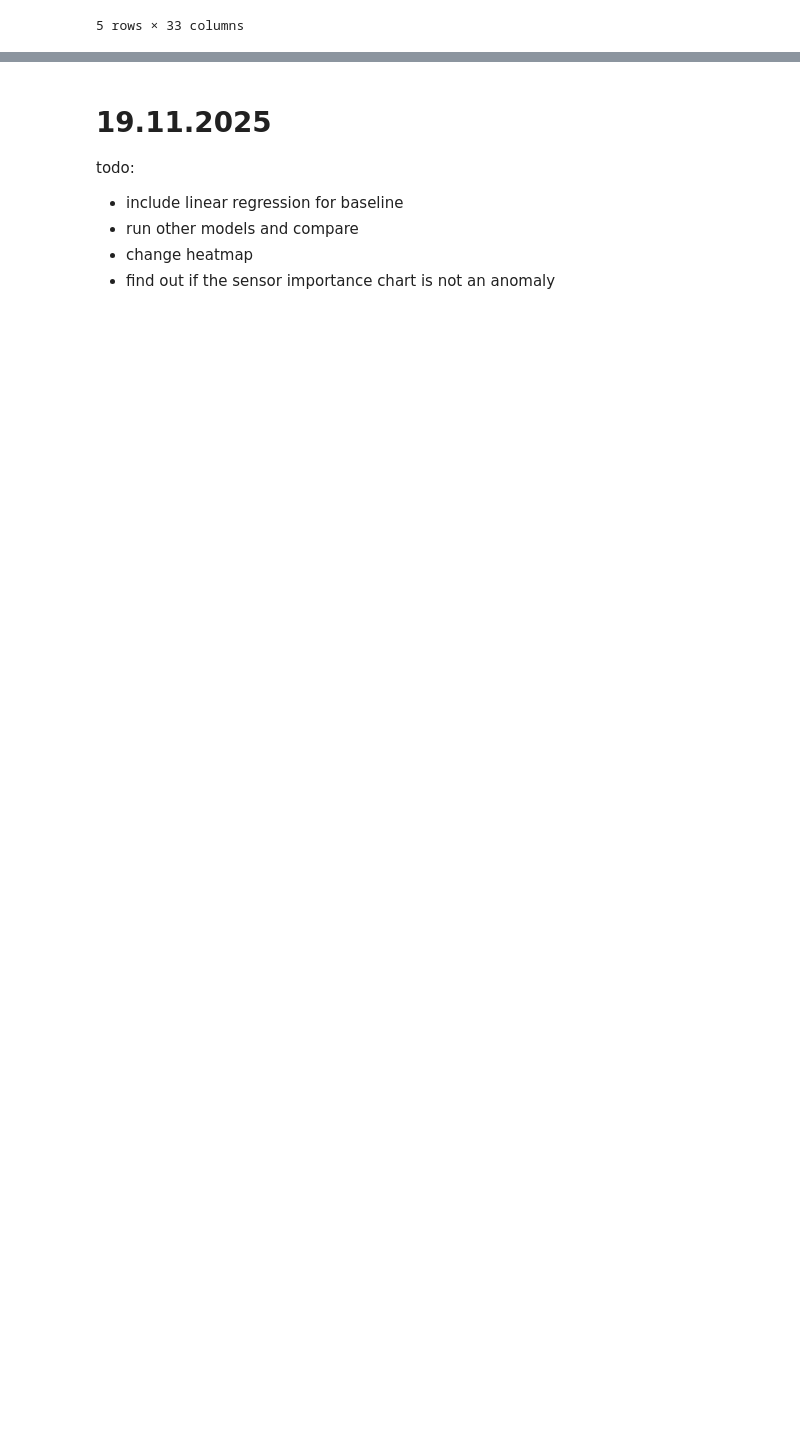
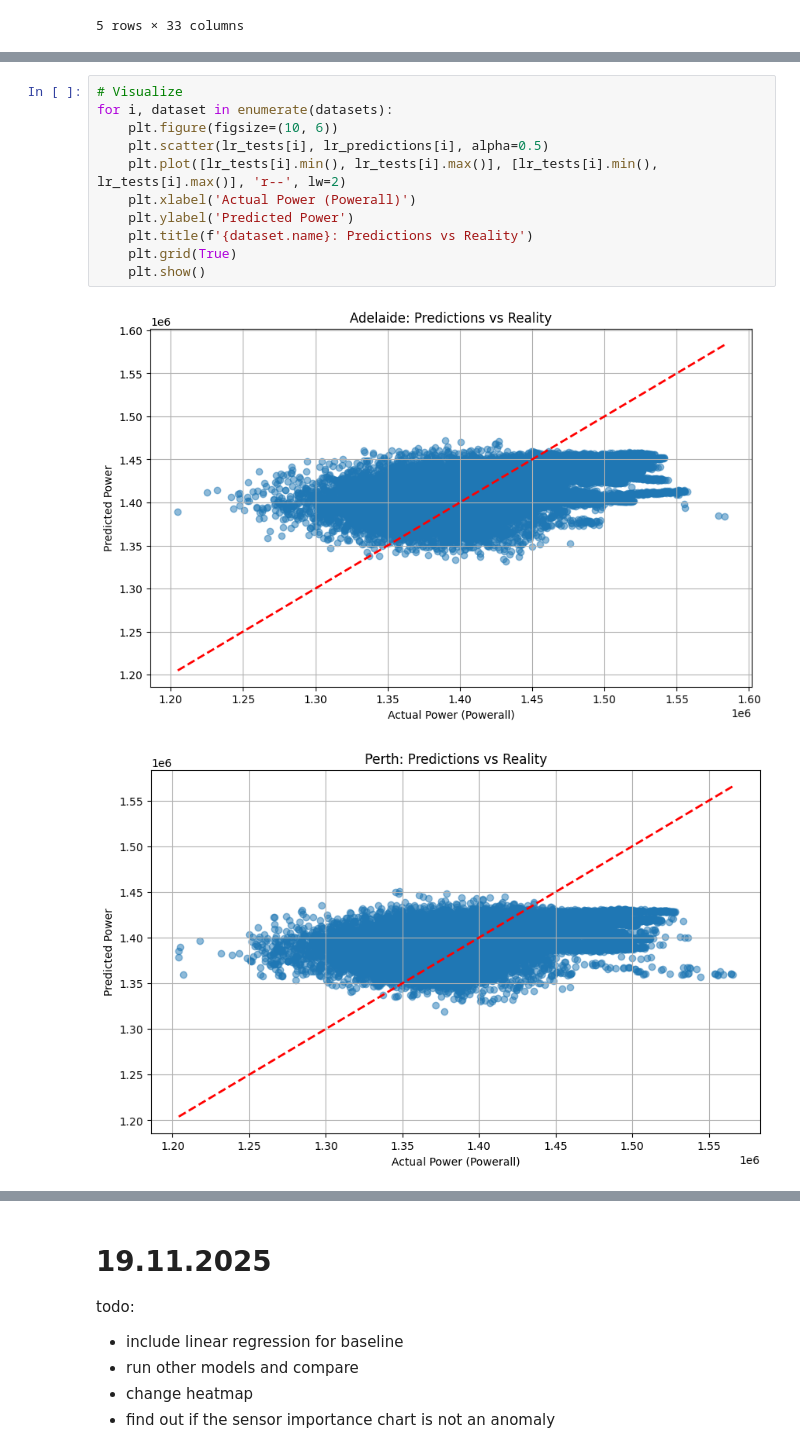
Before and after one commit to vect000r/datascience, a Jupyter notebook: WEC/WEC.ipynb, the cells around one changed output, grey strips where cells are left out. Drawn from its saved outputs; the diff is of its cells as text; blank space fills up the shorter version.

```diff
--- a/WEC/WEC.ipynb
+++ b/WEC/WEC.ipynb
@@ -72,0 +155,14 @@ adelaide_df.head()
+# %%
+# Visualize
+for i, dataset in enumerate(datasets):
+    plt.figure(figsize=(10, 6))
+    plt.scatter(lr_tests[i], lr_predictions[i], alpha=0.5)
+    plt.plot([lr_tests[i].min(), lr_tests[i].max()], [lr_tests[i].min(), lr_tests[i].max()], 'r--', lw=2)
+    plt.xlabel('Actual Power (Powerall)')
+    plt.ylabel('Predicted Power')
+    plt.title(f'{dataset.name}: Predictions vs Reality')
+    plt.grid(True)
+    plt.show()
+# %% [output]
+[figure, added]
+[figure, added]
```
Also changed, not shown: parts of 10 cells of this notebook.
